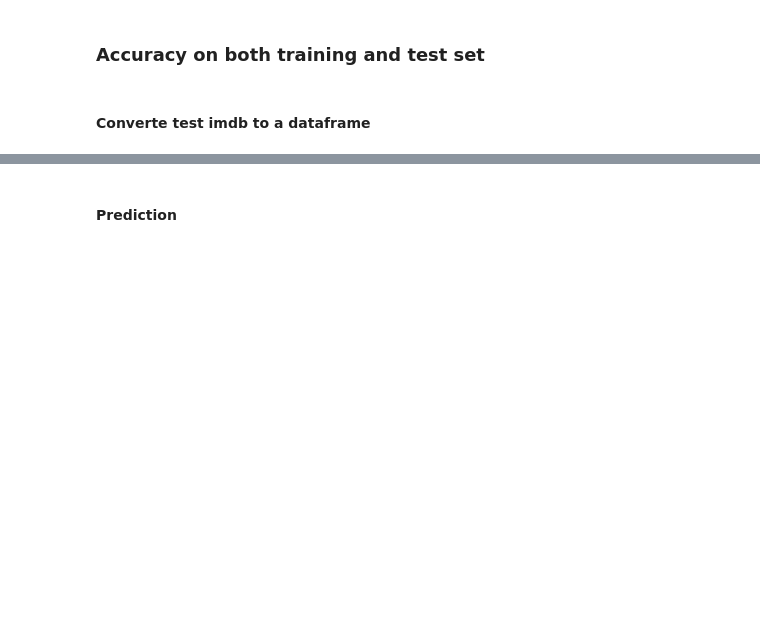
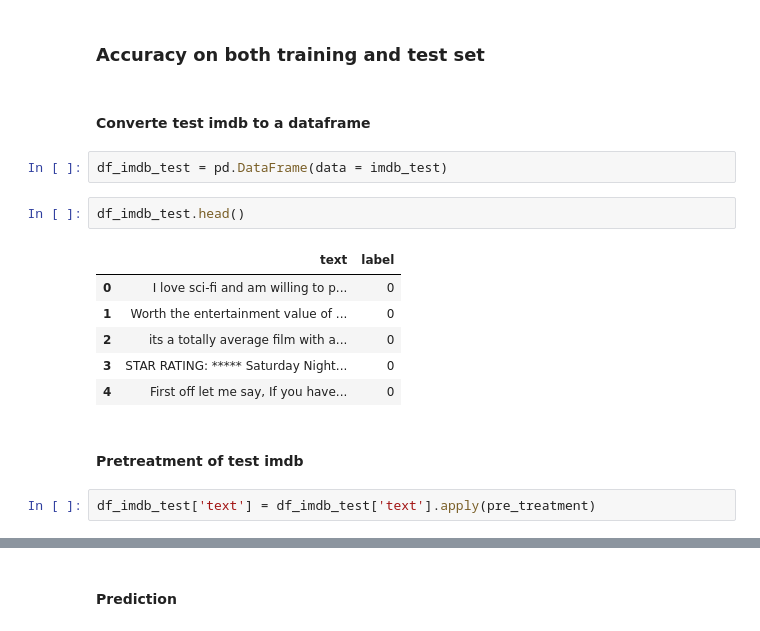
Before and after one commit to christopherdiamana/nlp, a Jupyter notebook: catch_up1.ipynb, the cells around one changed output, grey strips where cells are left out. Cells and saved outputs as stored; diff of their text form; blank space fills up the shorter version.

```diff
--- a/catch_up1.ipynb
+++ b/catch_up1.ipynb
@@ -259,3 +256,18 @@ log_prior, log_likelihood
 ### Accuracy on both training and test set
 # %% [markdown]
 #### Converte test imdb to a dataframe
+# %%
+df_imdb_test = pd.DataFrame(data = imdb_test)
+# %%
+df_imdb_test.head()
+# %% [output]
+|  | text | label |
+| 0 | I love sci-fi and am willing to p... | 0 |
+| 1 | Worth the entertainment value of ... | 0 |
+| 2 | its a totally average film with a... | 0 |
+| 3 | STAR RATING: ***** Saturday Night... | 0 |
+| 4 | First off let me say, If you have... | 0 |
+# %% [markdown]
+#### Pretreatment of test imdb
+# %%
+df_imdb_test['text'] = df_imdb_test['text'].apply(pre_treatment)
```
Also changed, not shown: parts of 21 cells of this notebook.
